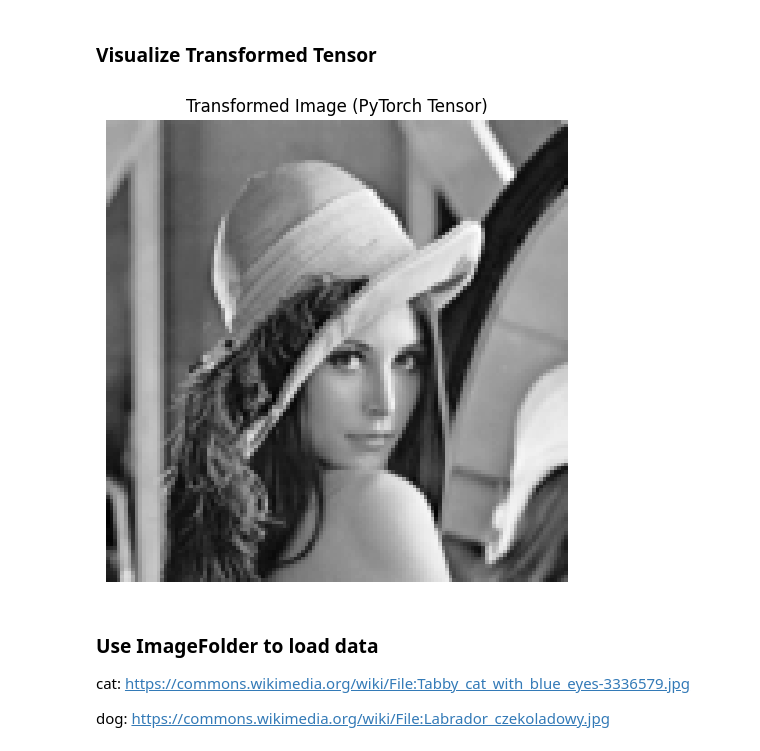
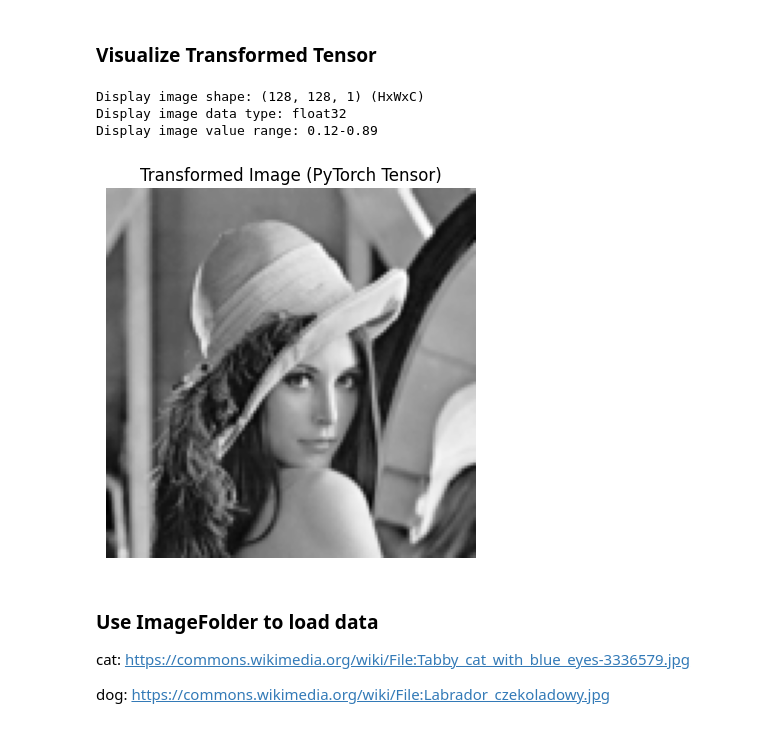
Before and after one commit to luckerma/dlo, a Jupyter notebook: tutorials/computer-vision-tutorial.ipynb, the cells around one changed output. Drawn from its saved outputs; the diff is of its cells as text; code cells hidden in the pictures.

```diff
--- a/tutorials/computer-vision-tutorial.ipynb
+++ b/tutorials/computer-vision-tutorial.ipynb
@@ -88,7 +108,7 @@ transform_pipeline = transforms.Compose(
 # %% [markdown]
 ### Apply transformations
 # %%
-transformed_tensor = transform_pipeline(pil_image)
+transformed_tensor: torch.Tensor = transform_pipeline(pil_image)
 
 print("\nTransformed Tensor Info:")
 print(f"Shape: {transformed_tensor.shape} (CxHxW)")
@@ -106,15 +126,21 @@ Value range: 0.12–0.89
 # %%
 # Convert tensor back to numpy for visualization
 # Change from CxHxW to HxWxC
 display_image = transformed_tensor.permute(1, 2, 0).numpy()
+print(f"Display image shape: {display_image.shape} (HxWxC)")
+print(f"Display image data type: {display_image.dtype}")
+print(f"Display image value range: {display_image.min():.2f}-{display_image.max():.2f}")
 
-plt.figure(figsize=(10, 6))
+plt.figure()
 plt.imshow(display_image, cmap="gray")
 plt.title("Transformed Image (PyTorch Tensor)")
 plt.axis("off")
 plt.show()
 # %% [output]
+Display image shape: (128, 128, 1) (HxWxC)
+Display image data type: float32
+Display image value range: 0.12-0.89
-[figure, old version]
+[figure, new version]
 # %% [markdown]
 ### Use ImageFolder to load data
 
```
Also changed, not shown: parts of 13 cells of this notebook.
